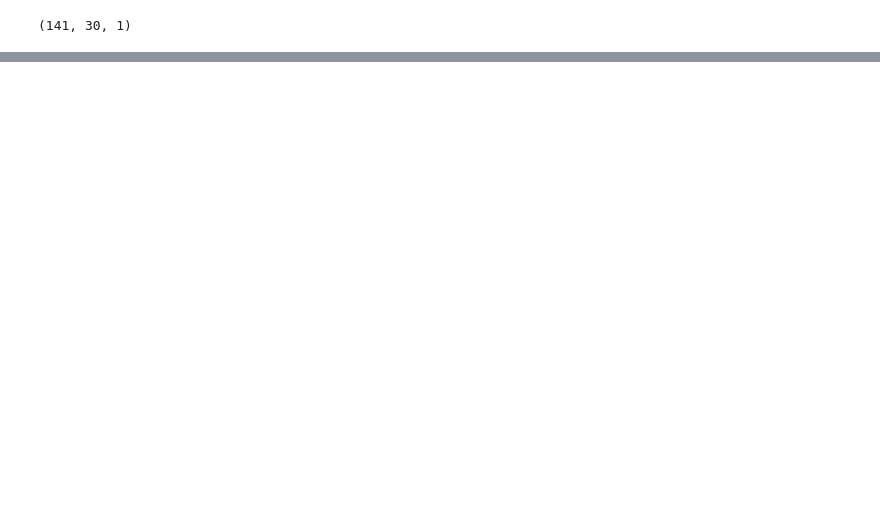
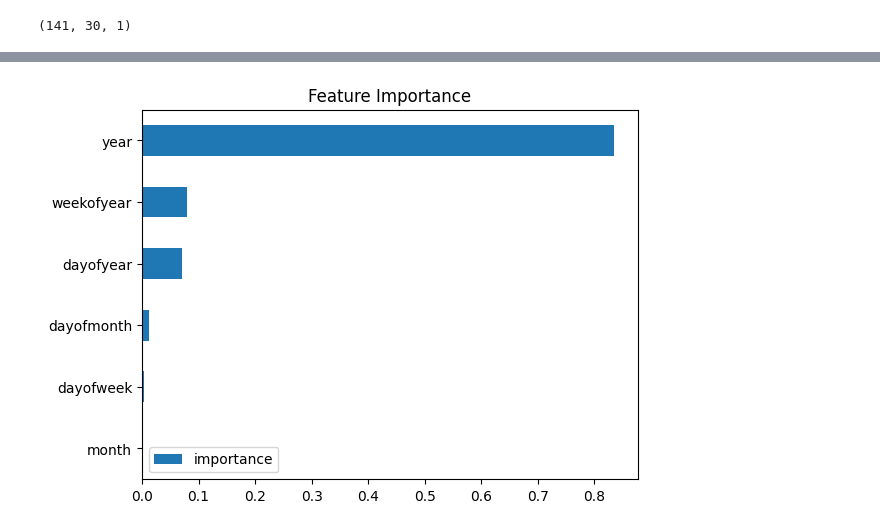
Before and after one commit to AliElOu/predictions-models--inventory-management, a Jupyter notebook: sales_forcasting.ipynb, the cells around one changed output, grey strips where cells are left out. Drawn from its saved outputs; the diff is of its cells as text; code cells hidden in the pictures; blank space fills up the shorter version.

```diff
--- a/sales_forcasting.ipynb
+++ b/sales_forcasting.ipynb
@@ -129,0 +149,38 @@ MAE (LSTM) : 291.24
+# %%
+def create_features(df):
+    """
+    Create time series features based on time series index.
+    """
+    df = df.copy()
+    df['dayofweek'] = df.index.dayofweek
+    df['quarter'] = df.index.quarter
+    df['month'] = df.index.month
+    df['year'] = df.index.year
+    df['dayofyear'] = df.index.dayofyear
+    df['dayofmonth'] = df.index.day
+    df['weekofyear'] = df.index.isocalendar().week
+    return df
+
+daily_sales2 = create_features(daily_sales2)
+# %%
+train = create_features(train)
+test = create_features(test)
+
+FEATURES = ['dayofyear', 'dayofweek', 'month', 'year', 'dayofmonth', "weekofyear"]
+TARGET = 'Units Sold'
+
+X_train = train[FEATURES]
+y_train = train[TARGET]
+
+X_test = test[FEATURES]
+y_test = test[TARGET]
+# %%
+reg = XGBRegressor(base_score=0.5, booster='gbtree',
+                       n_estimators=1000,
+                       early_stopping_rounds=50,
+                       objective='reg:linear',
+                       max_depth=3,
+                       learning_rate=0.01)
+reg.fit(X_train, y_train,
+        eval_set=[(X_train, y_train), (X_test, y_test)],
+        verbose=100)
@@ -129,0 +210,8 @@ MAE (LSTM) : 291.24
+# %%
+fi = pd.DataFrame(data=reg.feature_importances_,
+             index=reg.feature_names_in_,
+             columns=['importance'])
+fi.sort_values('importance').plot(kind='barh', title='Feature Importance')
+plt.show()
+# %% [output]
+[figure, added]
```
Also changed, not shown: parts of 15 cells of this notebook, 1 other file.
